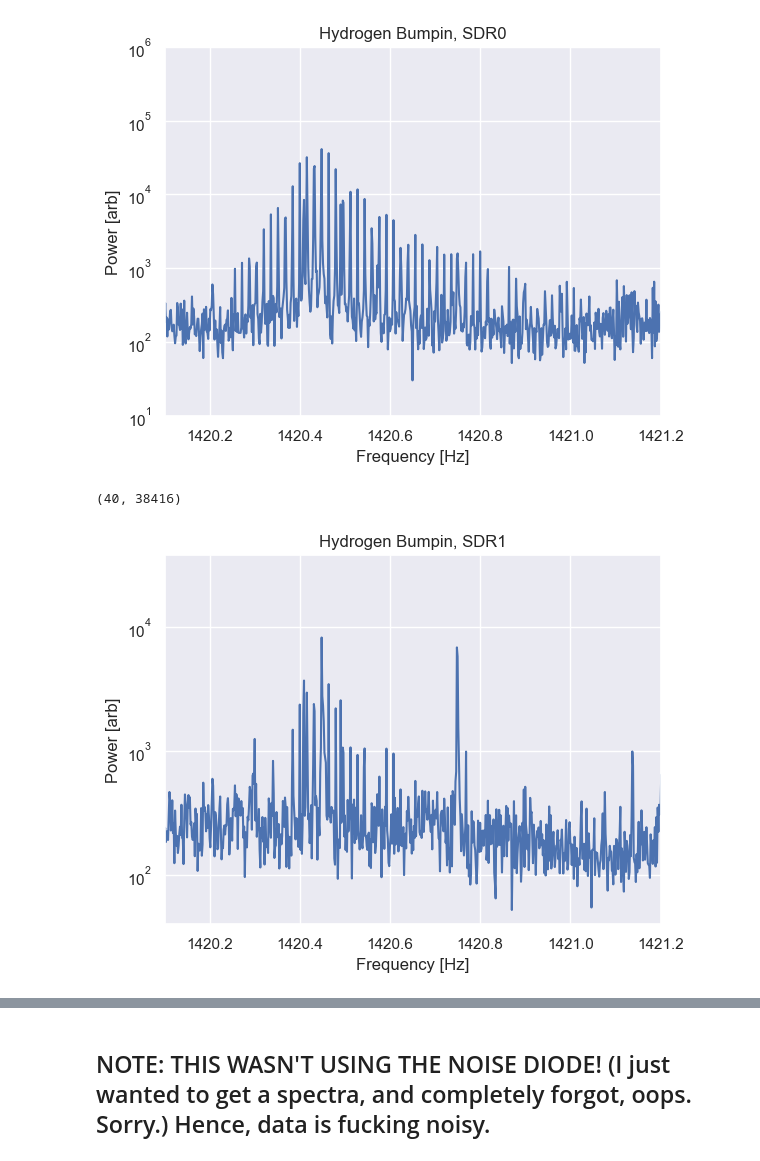
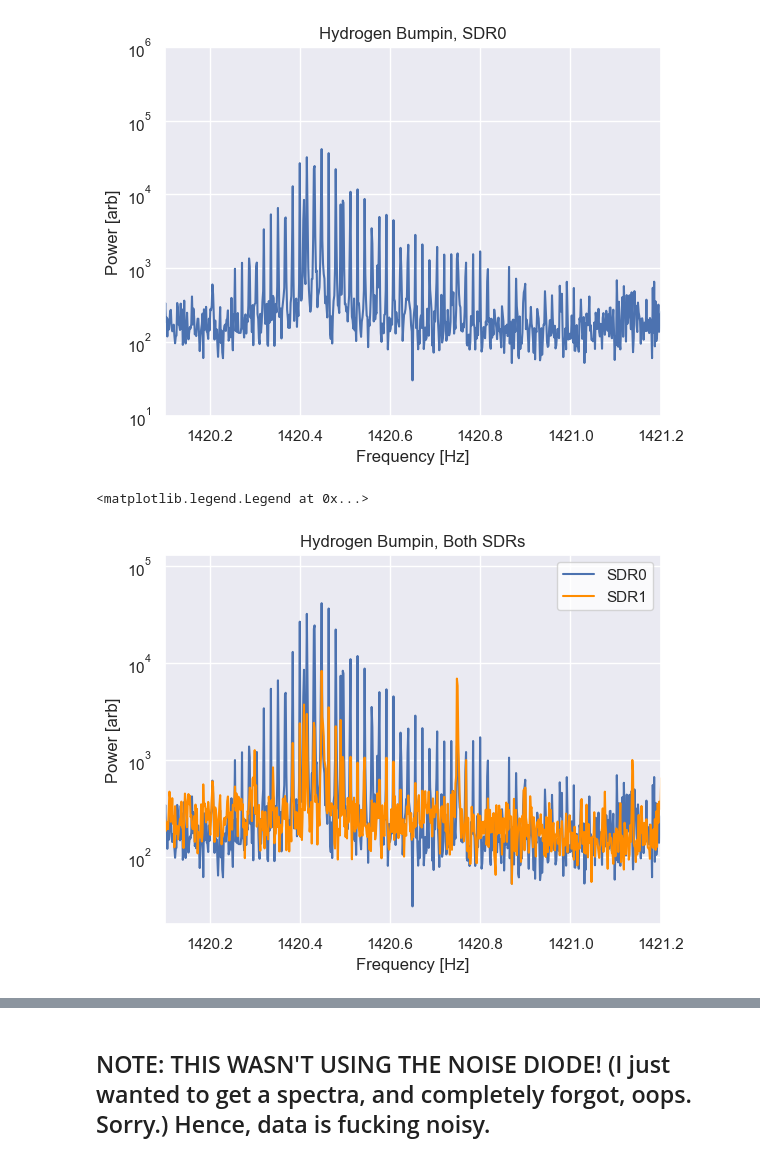
Before and after one commit to lea-yamashiro/FFC_4, a Jupyter notebook: code/Lea/first_data.ipynb, the cells around one changed output, grey strips where cells are left out. Saved outputs shown, nothing was run; the diff lists cells and outputs as text; code cells hidden in the pictures.

```diff
--- a/code/Lea/first_data.ipynb
+++ b/code/Lea/first_data.ipynb
@@ -43,12 +50,14 @@ plt.ylim(10,10**6)
 (10, 1000000)
 [figure]
 # %%
-plt.semilogy(freqs_1420, SDR1_1420_0)
-plt.title('Hydrogen Bumpin, SDR1')
+plt.semilogy(freqs_1420, SDR0_1420_0, label = 'SDR0')
+plt.semilogy(freqs_1420, SDR1_1420_0, label = 'SDR1', color = 'darkorange')
+plt.title('Hydrogen Bumpin, Both SDRs')
 plt.xlabel('Frequency [Hz]')
 plt.ylabel('Power [arb]')
 plt.xlim(1420.1, 1421.2)
-plt.ylim(40,14**4)
+plt.ylim(20,19**4)
+plt.legend(facecolor='white')
 # %% [output]
-(40, 38416)
+<matplotlib.legend.Legend at 0x...>
-[figure, old version]
+[figure, new version]
```
Also changed, not shown: parts of 10 cells of this notebook, 1 other file.
